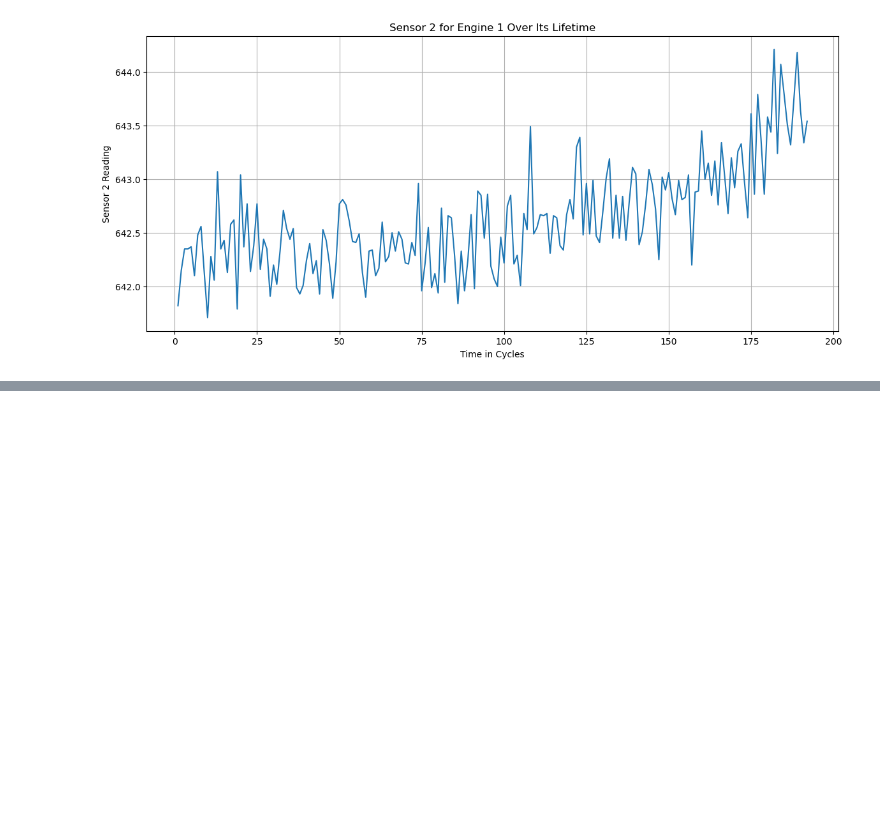
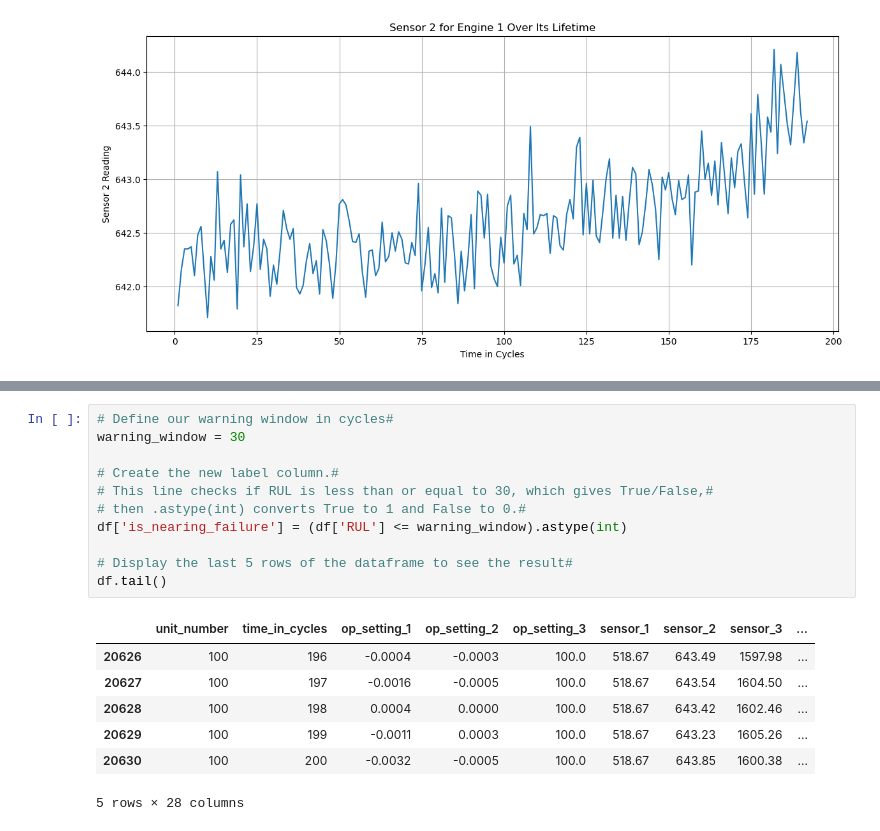
Before and after one commit to ShafM04/predictive-maintenance-project, a Jupyter notebook: predictive_maintenance.ipynb, the cells around one changed output, grey strips where cells are left out. Cells and saved outputs as stored; diff of their text form; blank space fills up the shorter version.

```diff
--- a/predictive_maintenance.ipynb
+++ b/predictive_maintenance.ipynb
@@ -40,0 +58,19 @@ plt.show()
+# %%
+# Define our warning window in cycles#
+warning_window = 30
+
+# Create the new label column.#
+# This line checks if RUL is less than or equal to 30, which gives True/False,#
+# then .astype(int) converts True to 1 and False to 0.#
+df['is_nearing_failure'] = (df['RUL'] <= warning_window).astype(int)
+
+# Display the last 5 rows of the dataframe to see the result#
+df.tail()
+# %% [output]
+|  | unit_number | time_in_cycles | op_setting_1 | op_setting_2 | op_setting_3 | sensor_1 | sensor_2 | sensor_3 | ... |
+| 20626 | 100 | 196 | -0.0004 | -0.0003 | 100.0 | 518.67 | 643.49 | 1597.98 | ... |
+| 20627 | 100 | 197 | -0.0016 | -0.0005 | 100.0 | 518.67 | 643.54 | 1604.50 | ... |
+| 20628 | 100 | 198 | 0.0004 | 0.0000 | 100.0 | 518.67 | 643.42 | 1602.46 | ... |
+| 20629 | 100 | 199 | -0.0011 | 0.0003 | 100.0 | 518.67 | 643.23 | 1605.26 | ... |
+| 20630 | 100 | 200 | -0.0032 | -0.0005 | 100.0 | 518.67 | 643.85 | 1600.38 | ... |
+5 rows × 28 columns
```
Also changed, not shown: parts of 2 cells of this notebook.
